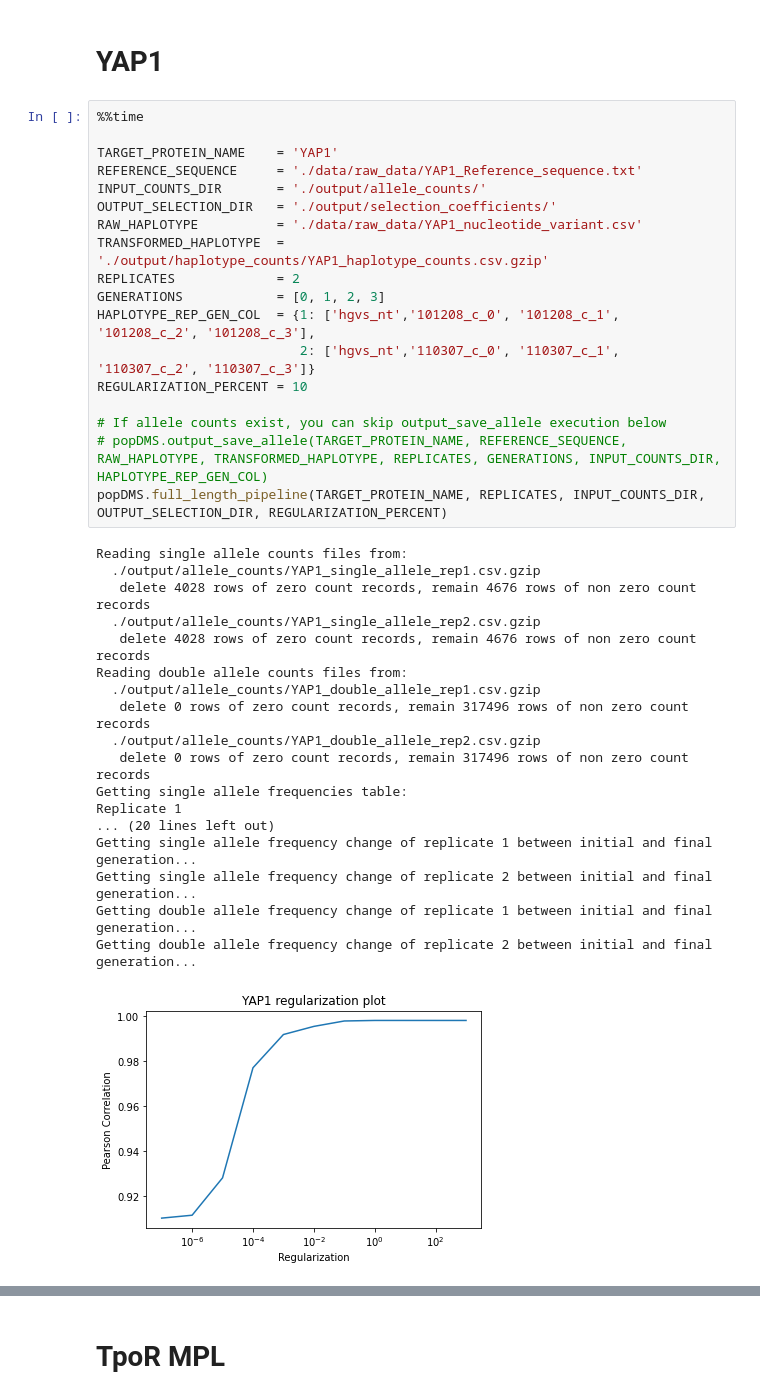
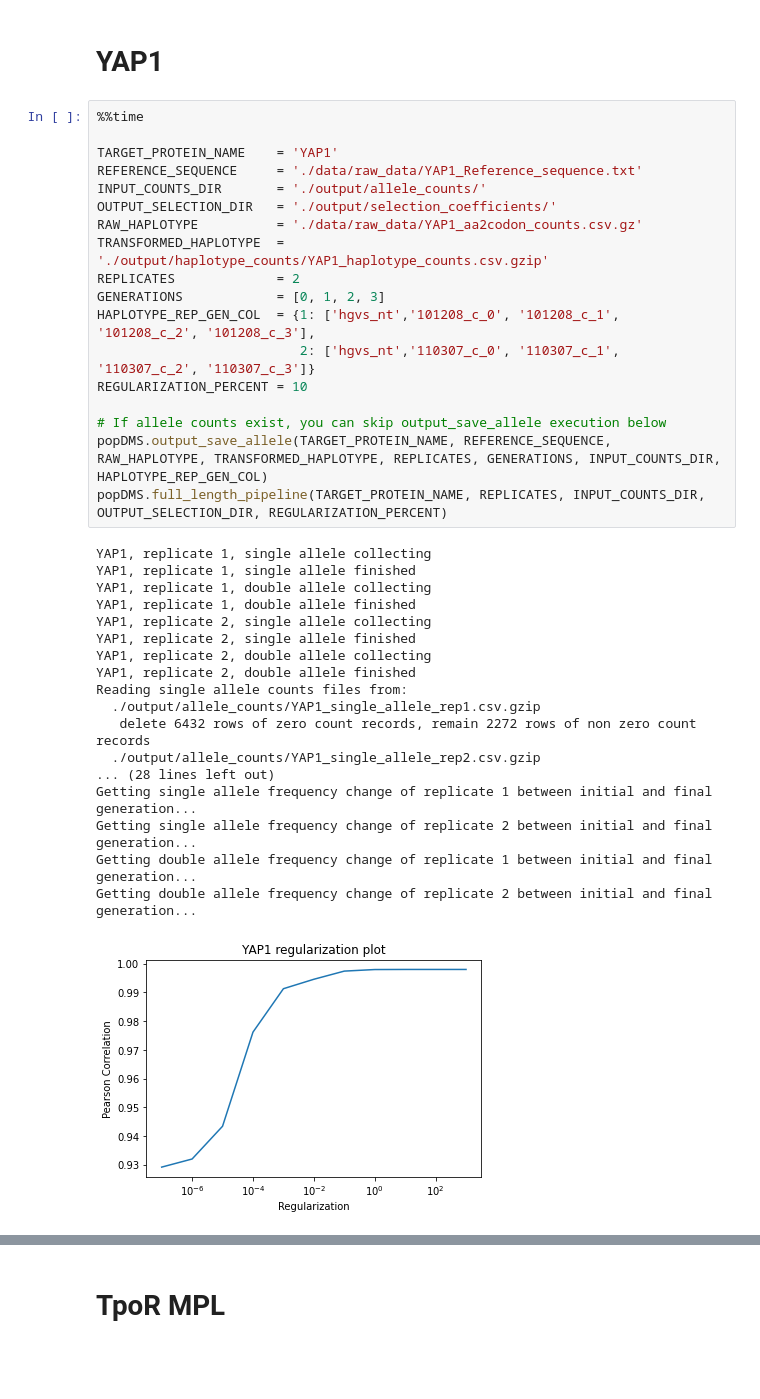
Before and after one commit to bartonlab/paper-DMS-inference, a Jupyter notebook: MPL_inference.ipynb, the cells around one changed output, grey strips where cells are left out. Drawn from its saved outputs; the diff is of its cells as text; blank space fills up the shorter version.

```diff
--- a/MPL_inference.ipynb
+++ b/MPL_inference.ipynb
@@ -37,38 +37,38 @@ AA  = ['A', 'R', 'N', 'D', 'C', 'E', 'Q', 'G', 'H', 'I','L', 'K', 'M', 'F', 'P',
 # %%
 %%time
 
 TARGET_PROTEIN_NAME    = 'YAP1'
 REFERENCE_SEQUENCE     = './data/raw_data/YAP1_Reference_sequence.txt'
 INPUT_COUNTS_DIR       = './output/allele_counts/'
 OUTPUT_SELECTION_DIR   = './output/selection_coefficients/'
-RAW_HAPLOTYPE          = './data/raw_data/YAP1_nucleotide_variant.csv'
+RAW_HAPLOTYPE          = './data/raw_data/YAP1_aa2codon_counts.csv.gz'
 TRANSFORMED_HAPLOTYPE  = './output/haplotype_counts/YAP1_haplotype_counts.csv.gzip'
 REPLICATES             = 2
 GENERATIONS            = [0, 1, 2, 3]
 HAPLOTYPE_REP_GEN_COL  = {1: ['hgvs_nt','101208_c_0', '101208_c_1', '101208_c_2', '101208_c_3'],
                           2: ['hgvs_nt','110307_c_0', '110307_c_1', '110307_c_2', '110307_c_3']}
 REGULARIZATION_PERCENT = 10
 
 # If allele counts exist, you can skip output_save_allele execution below
-# popDMS.output_save_allele(TARGET_PROTEIN_NAME, REFERENCE_SEQUENCE, RAW_HAPLOTYPE, TRANSFORMED_HAPLOTYPE, REPLICATES, GENERATIONS, INPUT_COUNTS_DIR, HAPLOTYPE_REP_GEN_COL)
+popDMS.output_save_allele(TARGET_PROTEIN_NAME, REFERENCE_SEQUENCE, RAW_HAPLOTYPE, TRANSFORMED_HAPLOTYPE, REPLICATES, GENERATIONS, INPUT_COUNTS_DIR, HAPLOTYPE_REP_GEN_COL)
 popDMS.full_length_pipeline(TARGET_PROTEIN_NAME, REPLICATES, INPUT_COUNTS_DIR, OUTPUT_SELECTION_DIR, REGULARIZATION_PERCENT)
 # %% [output]
+YAP1, replicate 1, single allele collecting
+YAP1, replicate 1, single allele finished
+YAP1, replicate 1, double allele collecting
+YAP1, replicate 1, double allele finished
+YAP1, replicate 2, single allele collecting
+YAP1, replicate 2, single allele finished
+YAP1, replicate 2, double allele collecting
+YAP1, replicate 2, double allele finished
 Reading single allele counts files from:
   ./output/allele_counts/YAP1_single_allele_rep1.csv.gzip
-   delete 4028 rows of zero count records, remain 4676 rows of non zero count records
+   delete 6432 rows of zero count records, remain 2272 rows of non zero count records
   ./output/allele_counts/YAP1_single_allele_rep2.csv.gzip
-   delete 4028 rows of zero count records, remain 4676 rows of non zero count records
-Reading double allele counts files from:
-  ./output/allele_counts/YAP1_double_allele_rep1.csv.gzip
-   delete 0 rows of zero count records, remain 317496 rows of non zero count records
-  ./output/allele_counts/YAP1_double_allele_rep2.csv.gzip
-   delete 0 rows of zero count records, remain 317496 rows of non zero count records
-Getting single allele frequencies table:
-Replicate 1
-... (20 lines left out)
+... (28 lines left out)
 Getting single allele frequency change of replicate 1 between initial and final generation...
 Getting single allele frequency change of replicate 2 between initial and final generation...
 Getting double allele frequency change of replicate 1 between initial and final generation...
 Getting double allele frequency change of replicate 2 between initial and final generation...
-[figure, old version]
+[figure, new version]
 Optimized regularization term = 1.0e-03
```
Also changed, not shown: parts of 2 cells of this notebook, 26 other files.
